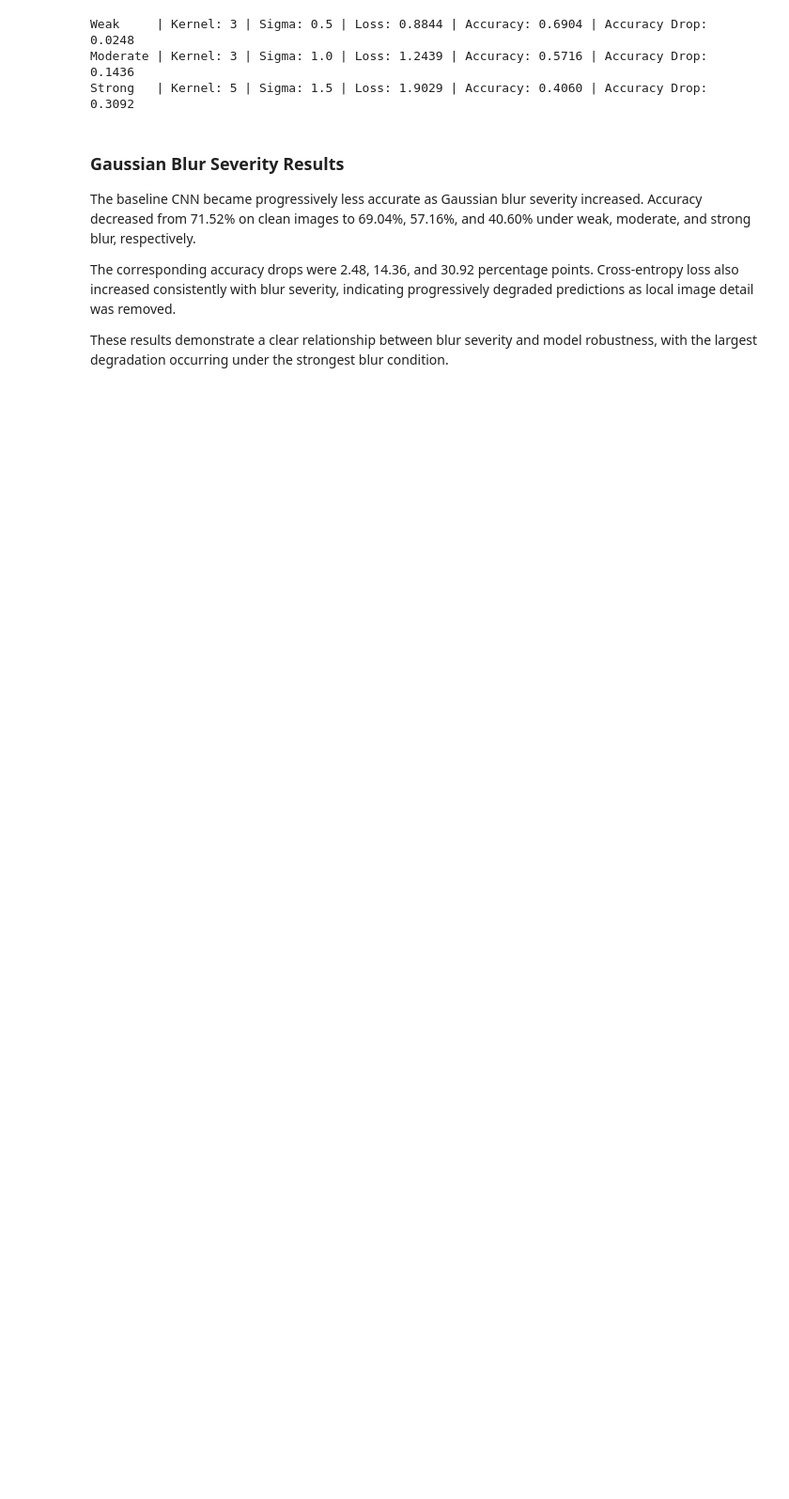
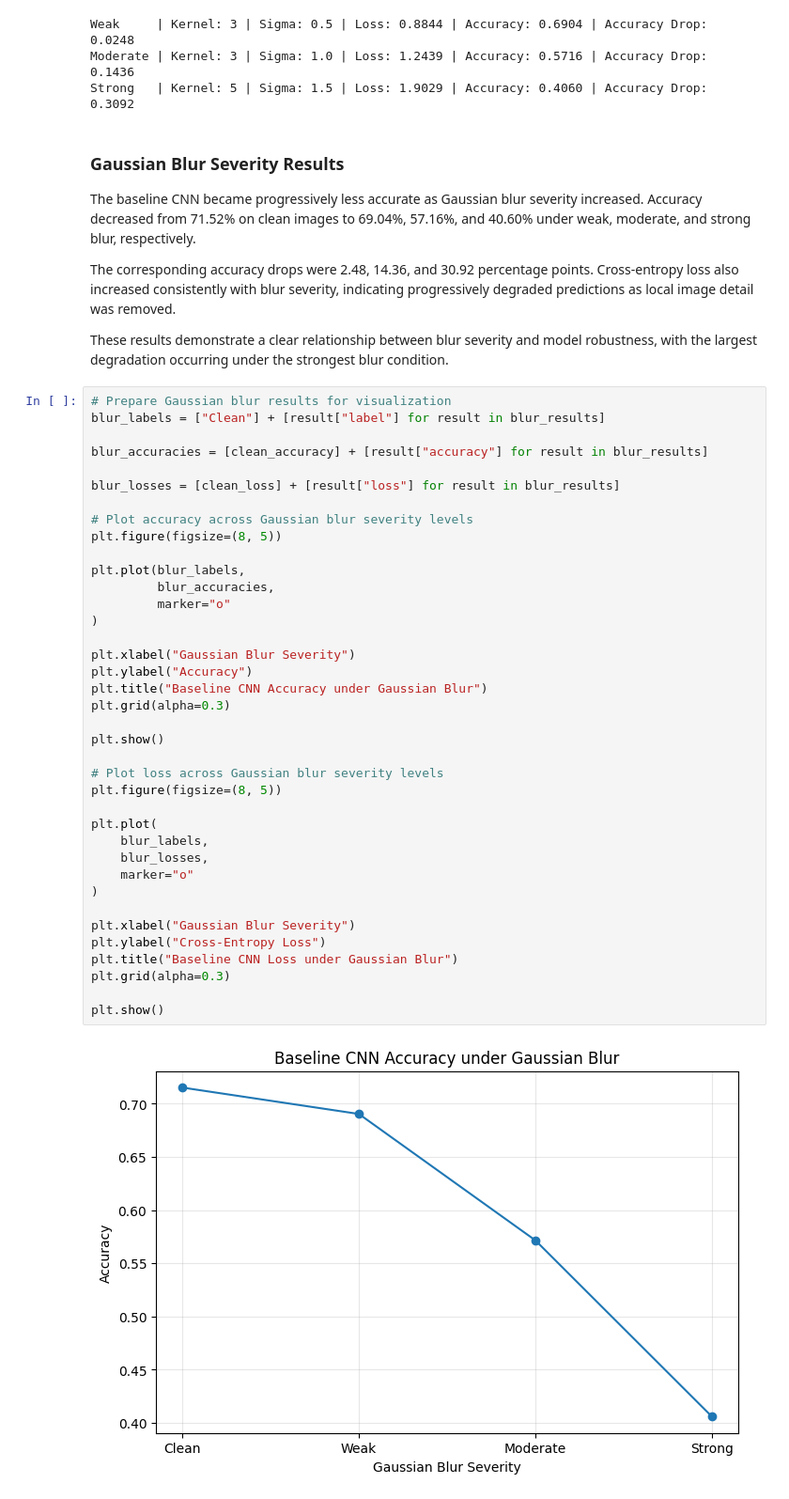
Before and after one commit to jayjay0317/cnn-robustness-generalization, a Jupyter notebook: notebooks/03_corruption_evaluation.ipynb, the cells around one changed output. Shown at 94% size. Cells and saved outputs as stored; diff of their text form; blank space fills up the shorter version.

Commit message:
Visualize Gaussian blur robustness

```diff
--- a/notebooks/03_corruption_evaluation.ipynb
+++ b/notebooks/03_corruption_evaluation.ipynb
@@ -545,3 +545,43 @@ The baseline CNN became progressively less accurate as Gaussian blur severity in
 The corresponding accuracy drops were 2.48, 14.36, and 30.92 percentage points. Cross-entropy loss also increased consistently with blur severity, indicating progressively degraded predictions as local image detail was removed.
 
 These results demonstrate a clear relationship between blur severity and model robustness, with the largest degradation occurring under the strongest blur condition.
+# %%
+# Prepare Gaussian blur results for visualization
+blur_labels = ["Clean"] + [result["label"] for result in blur_results]
+
+blur_accuracies = [clean_accuracy] + [result["accuracy"] for result in blur_results]
+
+blur_losses = [clean_loss] + [result["loss"] for result in blur_results]
+
+# Plot accuracy across Gaussian blur severity levels
+plt.figure(figsize=(8, 5))
+
+plt.plot(blur_labels,
+         blur_accuracies,
+         marker="o"
+)
+
+plt.xlabel("Gaussian Blur Severity")
+plt.ylabel("Accuracy")
+plt.title("Baseline CNN Accuracy under Gaussian Blur")
+plt.grid(alpha=0.3)
+
+plt.show()
+
+# Plot loss across Gaussian blur severity levels
+plt.figure(figsize=(8, 5))
+
+plt.plot(
+    blur_labels,
+    blur_losses,
+    marker="o"
+)
+
+plt.xlabel("Gaussian Blur Severity")
+plt.ylabel("Cross-Entropy Loss")
+plt.title("Baseline CNN Loss under Gaussian Blur")
+plt.grid(alpha=0.3)
+
+plt.show()
+# %% [output]
+[figure, added]
```
Also changed, not shown: parts of 2 cells of this notebook.
